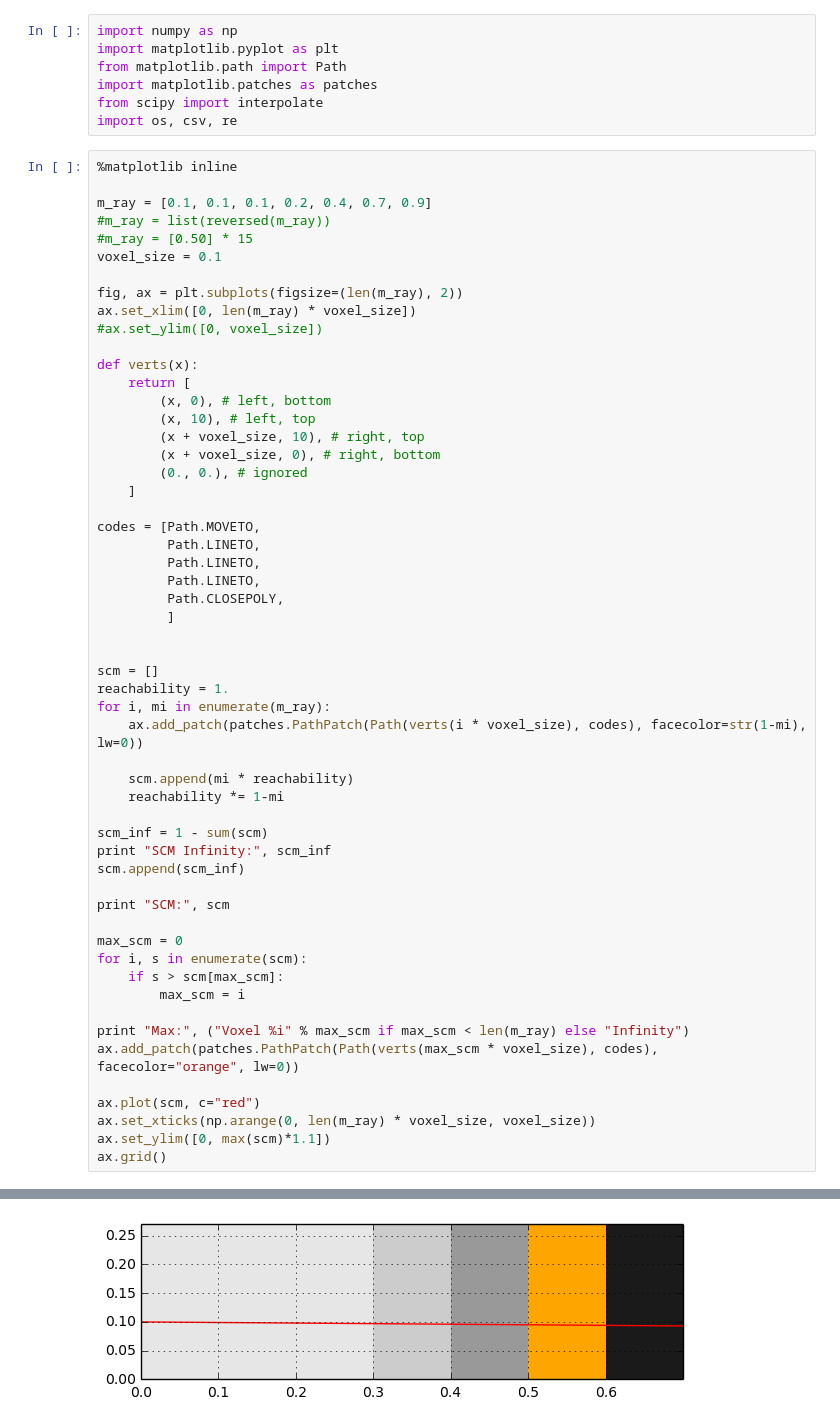
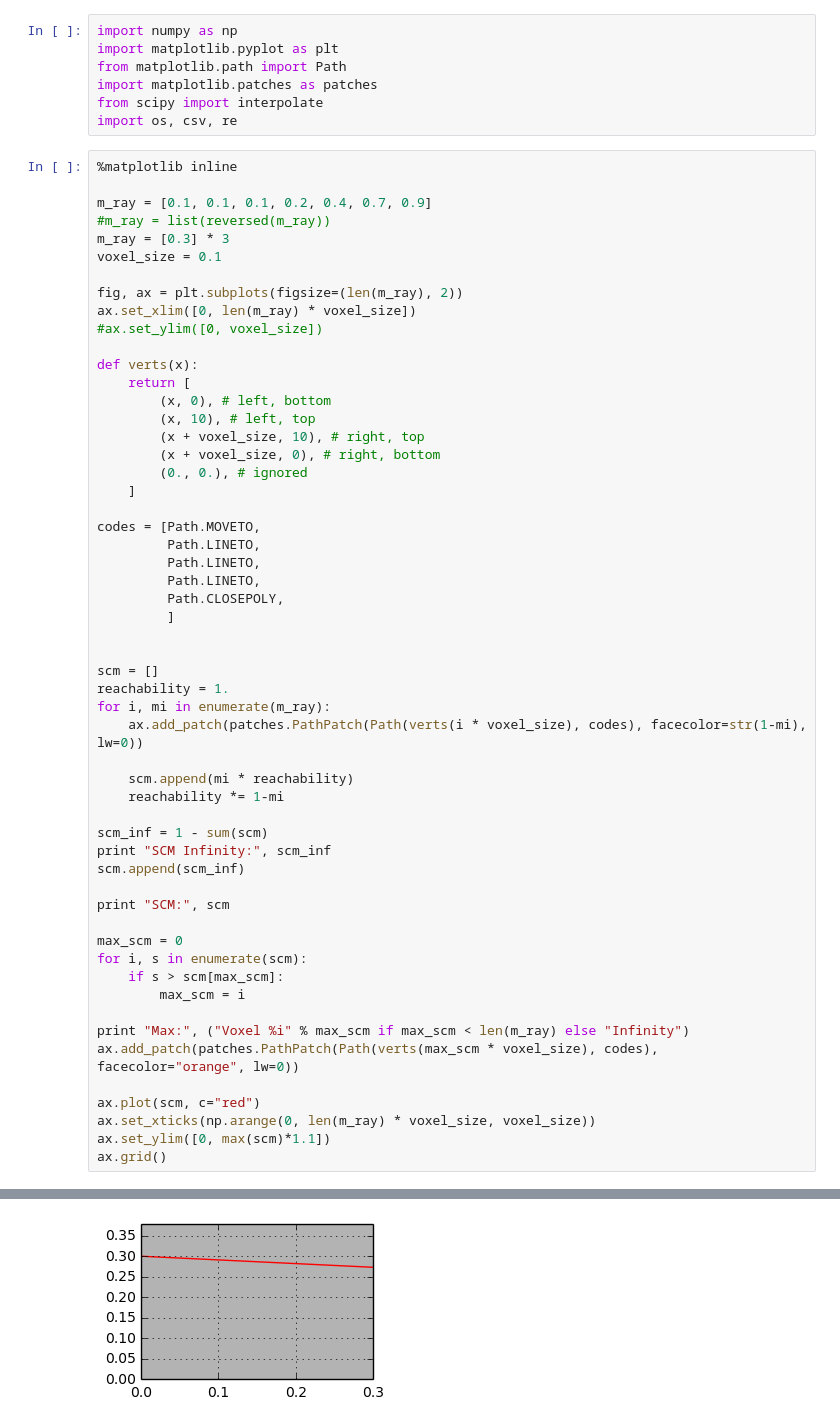
Before and after one commit to pnvyshnav/smap_PD, a Jupyter notebook: stats/Most Likely Cause Voxel.ipynb, the cells around one changed output, grey strips where cells are left out. Cells and saved outputs as stored; diff of their text form.

```diff
--- a/stats/Most Likely Cause Voxel.ipynb
+++ b/stats/Most Likely Cause Voxel.ipynb
@@ -13,7 +13,7 @@ import os, csv, re
 
 m_ray = [0.1, 0.1, 0.1, 0.2, 0.4, 0.7, 0.9]
 #m_ray = list(reversed(m_ray))
-#m_ray = [0.50] * 15
+m_ray = [0.3] * 3
 voxel_size = 0.1
 
 fig, ax = plt.subplots(figsize=(len(m_ray), 2))
@@ -70 +70 @@ Max: Voxel 5
-[figure, old version]
+[figure, new version]
```
Also changed, not shown: parts of 1 cell of this notebook, 2 other files.
